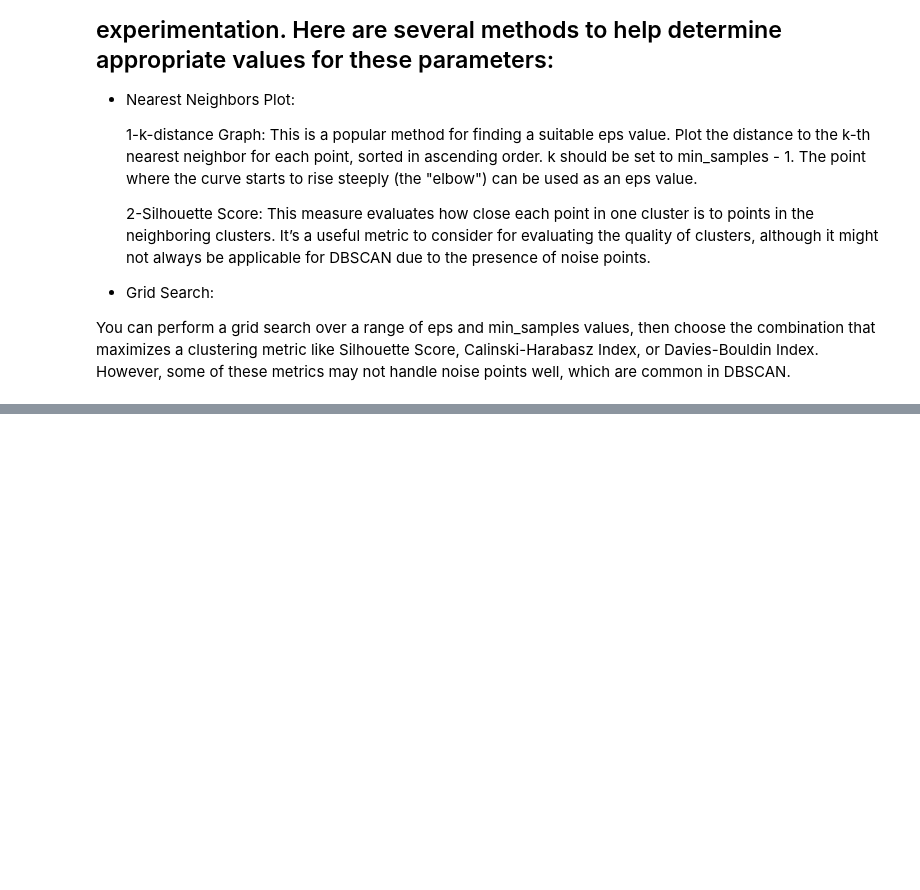
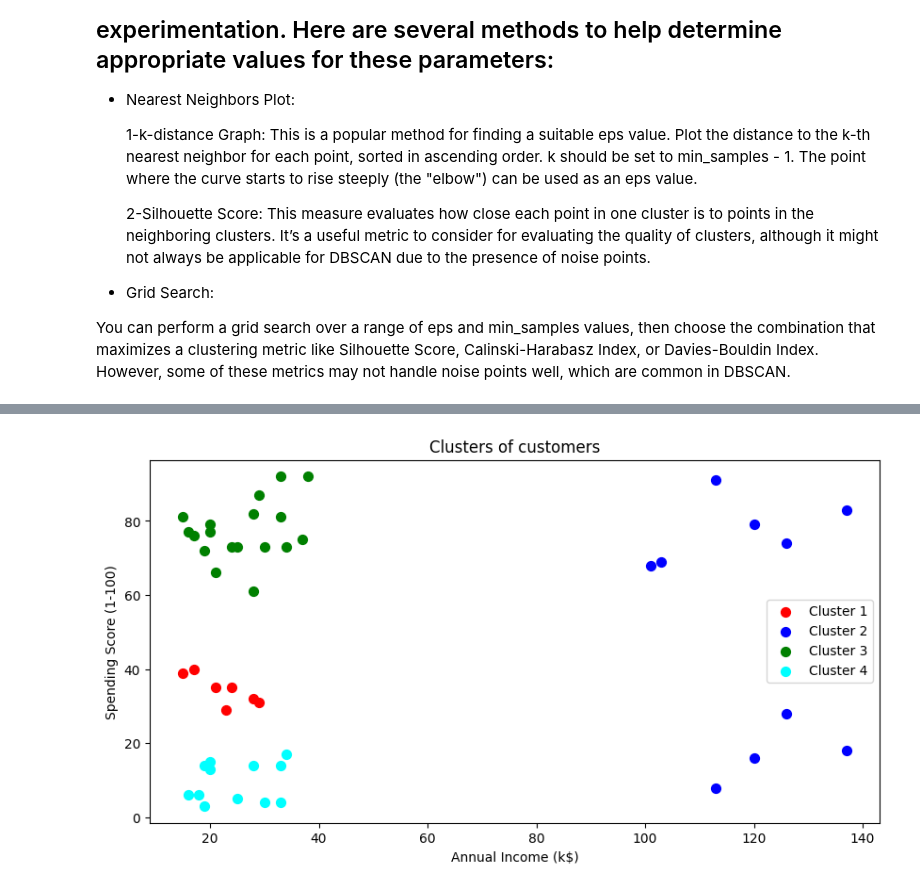
Before and after one commit to fay421/ML_Projects, a Jupyter notebook: DBSCAN_Mall_Customers.ipynb, the cells around one changed output, grey strips where cells are left out. Cells and saved outputs as stored; diff of their text form; code cells hidden in the pictures; blank space fills up the shorter version.

```diff
--- a/DBSCAN_Mall_Customers.ipynb
+++ b/DBSCAN_Mall_Customers.ipynb
@@ -174,0 +212,5 @@ You can perform a grid search over a range of eps and min_samples values, then c
+# %%
+db=DBSCAN(eps=9.25,min_samples=3)
+db.fit(X)
+tlabels = db.labels_
+print(tlabels)
@@ -174,0 +227,15 @@ You can perform a grid search over a range of eps and min_samples values, then c
+# %%
+y_db=db.fit_predict(X)
+# %%
+plt.figure(figsize=(10,5))
+plt.scatter(X[y_db == 0, 0], X[y_db== 0, 1], s = 50, c = 'red', label = 'Cluster 1')
+plt.scatter(X[y_db == -1, 0], X[y_db== -1, 1], s = 50, c = 'blue', label = 'Cluster 2')
+plt.scatter(X[y_db == 1, 0], X[y_db== 1, 1], s = 50, c = 'green', label = 'Cluster 3')
+plt.scatter(X[y_db == 2, 0], X[y_db== 2, 1], s = 50, c = 'cyan', label = 'Cluster 4')
+plt.title('Clusters of customers')
+plt.xlabel('Annual Income (k$)')
+plt.ylabel('Spending Score (1-100)')
+plt.legend()
+plt.show()
+# %% [output]
+[figure, added]
```
Also changed, not shown: parts of 8 cells of this notebook.
